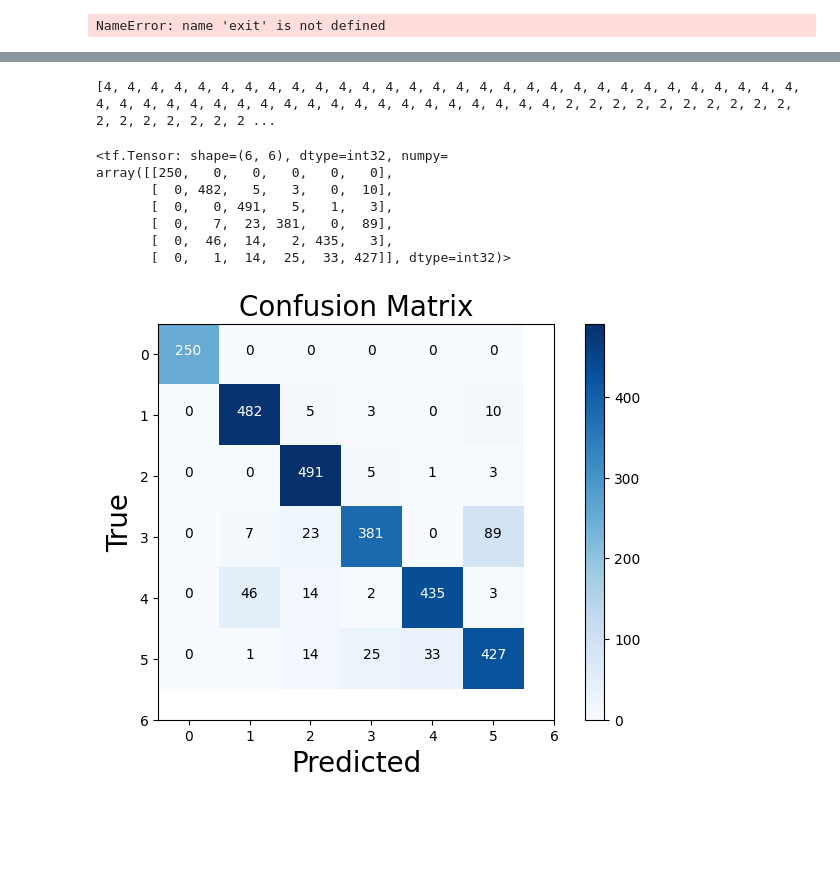
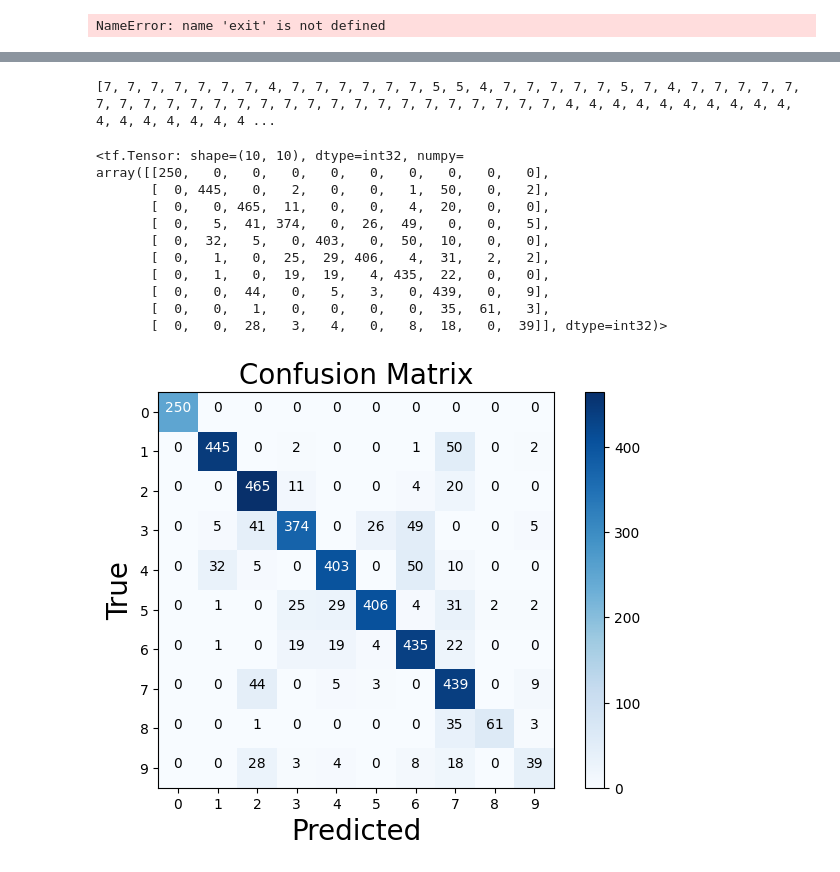
Before and after one commit to Mrhisik/ChapstonDesignProject, a Jupyter notebook: bedSensorPreTrain.ipynb, the cells around one changed output, grey strips where cells are left out. Cells and saved outputs as stored; diff of their text form; code cells hidden in the pictures; blank space fills up the shorter version.

```diff
--- a/bedSensorPreTrain.ipynb
+++ b/bedSensorPreTrain.ipynb
@@ -6,6 +6,7 @@ import numpy
 import matplotlib.pyplot as plt
 import cv2
 import scipy
+
 from scipy.signal import find_peaks
 
 def reshape(cnt, res, rcolumns): #11x11 크기 넘파이
@@ -78,7 +79,7 @@ vdefine =[]
 tlabel = []
 vlabel = []
 
-dic = {"nothing" : 0, "leftsupine":1, "leftprone":2, "rightsupine":3,"rightprone":4, "supine":5,"Xsupine": -1, "prone":-1, "leftlog":1, "rightlog":3}
+dic = {"nothing" : 0, "leftsupine":1, "leftprone":2, "rightsupine":3,"rightprone":4, "supine":5,"Xsupine": 6, "prone" : 7, "play1":8, "play2":9, "leftlog":1, "rightlog":3}
 
 for file in tfile_list:
     if file.split('/')[-1].startswith('.'):
@@ -337,7 +334,7 @@ class LeNet :
         model.add(Activation("softmax"))
         return model
 
-model = LeNet.build(input_shape = (11, 11, 1), classes =6)
+model = LeNet.build(input_shape = (11, 11, 1), classes = 8)
 
 """
 def Shortcut(layers):
@@ -512,7 +512,7 @@ rresult = []
 
 n = np.argmax(predictions[9])
 
-for i in range(2750):
+for i in range(3950):
     if np.argmax(predictions[i]) == 0:
         rresult.append(0)
     if np.argmax(predictions[i]) == 1:
@@ -529,46 +529,54 @@ for i in range(2750):
         rresult.append(6)
     if np.argmax(predictions[i]) == 7:
         rresult.append(7)
+    if np.argmax(predictions[i]) == 8:
+        rresult.append(8)
+    if np.argmax(predictions[i]) == 9:
+        rresult.append(9)
 
 print(rresult)
 # %% [output]
-[4, 4, 4, 4, 4, 4, 4, 4, 4, 4, 4, 4, 4, 4, 4, 4, 4, 4, 4, 4, 4, 4, 4, 4, 4, 4, 4, 4, 4, 4, 4, 4, 4, 4, 4, 4, 4, 4, 4, 4, 4, 4, 4, 4, 4, 4, 4, 4, 4, 4, 2, 2, 2, 2, 2, 2, 2, 2, 2, 2, 2, 2, 2, 2, 2, 2, 2 ...
+[7, 7, 7, 7, 7, 7, 7, 4, 7, 7, 7, 7, 7, 7, 5, 5, 4, 7, 7, 7, 7, 7, 5, 7, 4, 7, 7, 7, 7, 7, 7, 7, 7, 7, 7, 7, 7, 7, 7, 7, 7, 7, 7, 7, 7, 7, 7, 7, 7, 7, 4, 4, 4, 4, 4, 4, 4, 4, 4, 4, 4, 4, 4, 4, 4, 4, 4 ...
 # %%
 cm = tf.math.confusion_matrix(vlabel, rresult) #confusion_matrix 함수 실행
 cm
 # %% [output]
-<tf.Tensor: shape=(6, 6), dtype=int32, numpy=
-array([[250,   0,   0,   0,   0,   0],
-       [  0, 482,   5,   3,   0,  10],
-       [  0,   0, 491,   5,   1,   3],
-       [  0,   7,  23, 381,   0,  89],
-       [  0,  46,  14,   2, 435,   3],
-       [  0,   1,  14,  25,  33, 427]], dtype=int32)>
+<tf.Tensor: shape=(10, 10), dtype=int32, numpy=
+array([[250,   0,   0,   0,   0,   0,   0,   0,   0,   0],
+       [  0, 445,   0,   2,   0,   0,   1,  50,   0,   2],
+       [  0,   0, 465,  11,   0,   0,   4,  20,   0,   0],
+       [  0,   5,  41, 374,   0,  26,  49,   0,   0,   5],
+       [  0,  32,   5,   0, 403,   0,  50,  10,   0,   0],
+       [  0,   1,   0,  25,  29, 406,   4,  31,   2,   2],
+       [  0,   1,   0,  19,  19,   4, 435,  22,   0,   0],
+       [  0,   0,  44,   0,   5,   3,   0, 439,   0,   9],
+       [  0,   0,   1,   0,   0,   0,   0,  35,  61,   3],
+       [  0,   0,  28,   3,   4,   0,   8,  18,   0,  39]], dtype=int32)>
 # %%
 con_mat = cm
 # Print the confusion matrix as text.
 
 # Confusion Matrix 표 그리기
 plt.imshow(con_mat, interpolation='nearest', cmap=plt.cm.Blues)
 
 # Plot 구성하기
 plt.title('Confusion Matrix', fontsize=20) # Plot 이름
 plt.tight_layout()
 plt.colorbar()
-label=["0","1","2","3","4","5", "6"] # 라벨값
+label=["0","1","2","3","4","5", "6", "7", "8", "9"] # 라벨값
 tick_marks = np.arange(len(label))
 plt.xticks(tick_marks, label)
 plt.yticks(tick_marks, label)
 plt.xlabel('Predicted', fontsize=20)
 plt.ylabel('True', fontsize=20)
 
-for i in range(6):
-     for j in range(6):
+for i in range(10):
+     for j in range(10):
         plt.text(j, i, str(int(con_mat[i][j])),
                  horizontalalignment="center",
                  color="white" if con_mat[i, j] > 150 else "black",
                  fontsize=10)
 
 plt.show()
 # %% [output]
-[figure, old version]
+[figure, new version]
```
Also changed, not shown: parts of 10 cells of this notebook.
